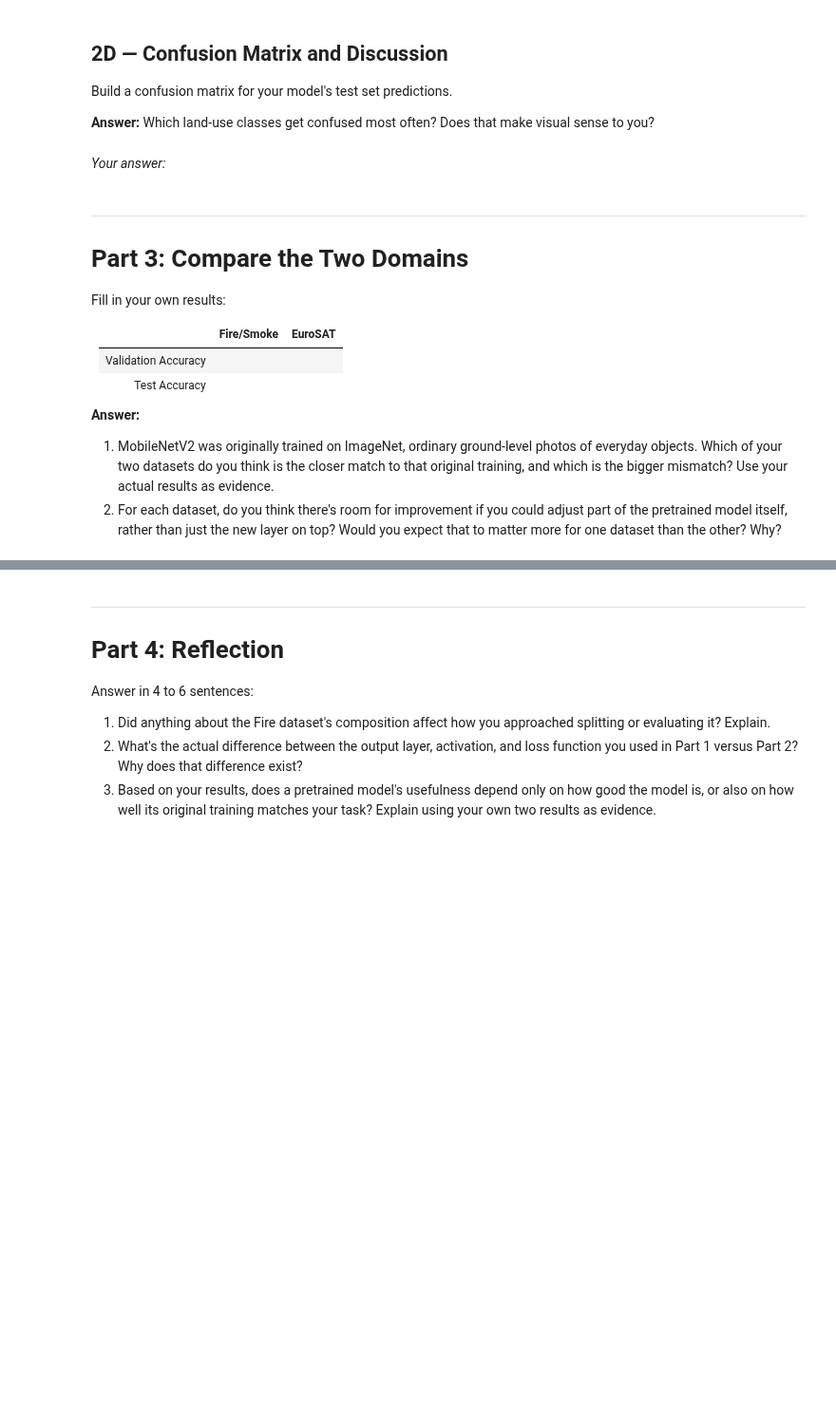
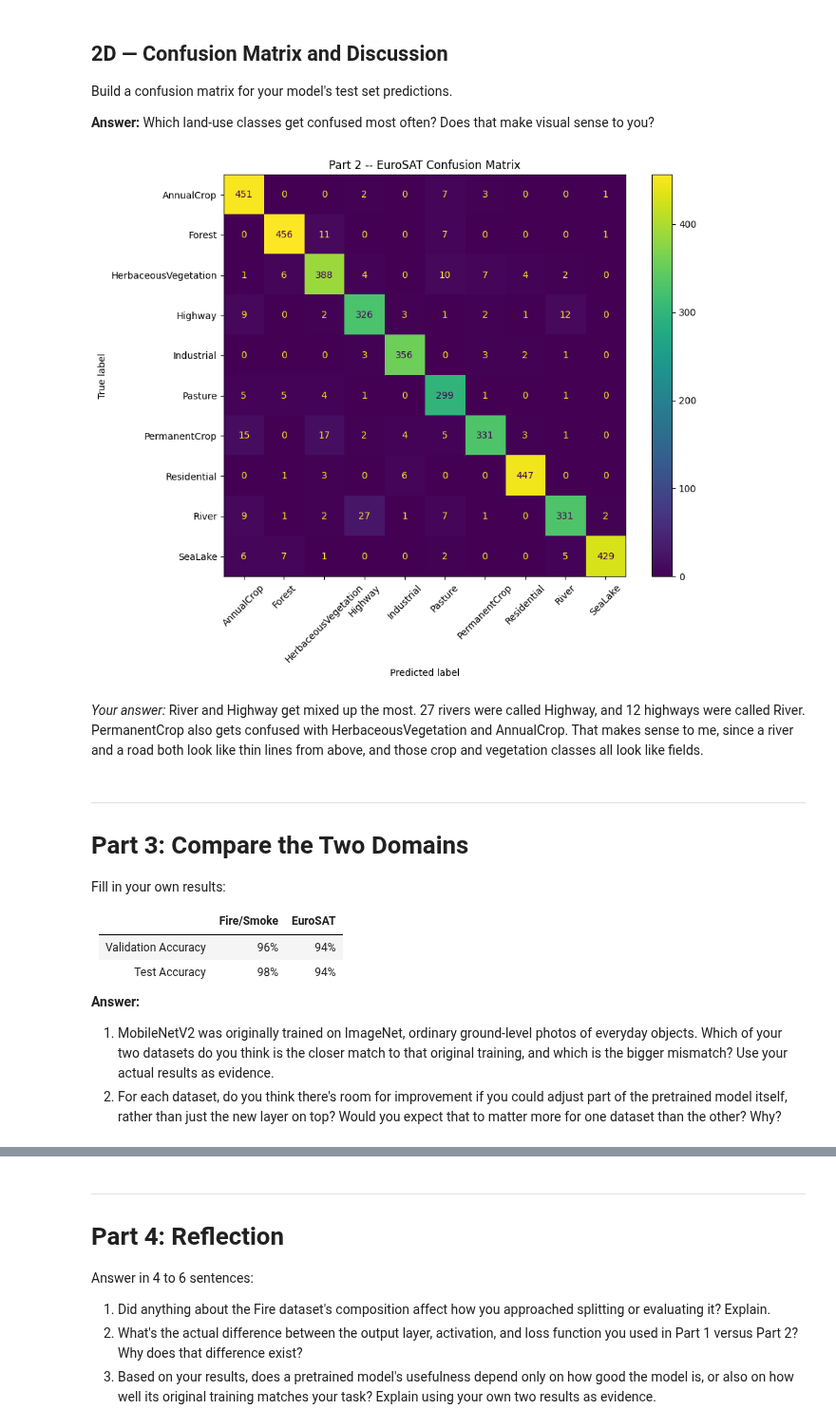
Before and after one commit to eh050/IT480-FA26, a Jupyter notebook: Assignments/Assignment 2/Assignment2_TransferLearning.ipynb, the cells around one changed output, grey strips where cells are left out. Shown at 95% size. Cells and saved outputs as stored; diff of their text form; code cells hidden in the pictures; blank space fills up the shorter version.

```diff
--- a/Assignments/Assignment 2/Assignment2_TransferLearning.ipynb
+++ b/Assignments/Assignment 2/Assignment2_TransferLearning.ipynb
@@ -164,4 +301,18 @@ Preprocess `train_raw_sat`, `val_raw_sat`, and `test_raw_sat` first.
 # %%
 # Build your model here
+base_model_sat = MobileNetV2(include_top=False, weights="imagenet", input_shape=(224, 224, 3))
+base_model_sat.trainable = False        # Freeze the base
+
+x = base_model_sat.output
+y = GlobalAveragePooling2D()(x)
+
+output = Dense(len(class_names_sat), activation="softmax")(y)   # 10 units, softmax
+
+sat_model = Model(inputs=base_model_sat.input, outputs=output)
 # %%
 # Compile your model here
+sat_model.compile(optimizer="adam",
+                  loss="sparse_categorical_crossentropy",
+                  metrics=["accuracy"])
+
+sat_model.summary()
@@ -169,3 +342,8 @@ Preprocess `train_raw_sat`, `val_raw_sat`, and `test_raw_sat` first.
 ## 2C — Train and Evaluate
 # %%
 # Train your model here
+sat_history = sat_model.fit(
+    train_ds_mobilenet_sat,
+    validation_data=val_ds_mobilenet_sat,
+    epochs=3
+)
@@ -178,9 +373,33 @@ Build a confusion matrix for your model's test set predictions.
 
 **Answer:** Which land-use classes get confused most often? Does that make visual sense to you?
 # %%
-# Build your confusion matrix here
+# Build your confusion matrix here.
+sat_cm_ds = test_raw_sat.map(lambda image, label: (preprocess_input(image), label))
+
+y_true_sat_batches = []
+y_pred_sat_batches = []
+for images, labels in sat_cm_ds:
+    y_true_sat_batches.append(labels.numpy().reshape(-1))
+    probs = sat_model(images, training=False).numpy()  # shape (batch, 10)
+    y_pred_sat_batches.append(np.argmax(probs, axis=1))
+
+y_true_sat = np.concatenate(y_true_sat_batches)
+y_pred_sat = np.concatenate(y_pred_sat_batches)
+
+cm_sat = confusion_matrix(
+    y_true_sat, y_pred_sat, labels=np.arange(len(class_names_sat))
+)
+fig, ax = plt.subplots(figsize=(10, 8))
+ConfusionMatrixDisplay(
+    confusion_matrix=cm_sat, display_labels=class_names_sat
+).plot(ax=ax, xticks_rotation=45)
+ax.set_title("Part 2 -- EuroSAT Confusion Matrix")
+plt.tight_layout()
+plt.show()
+# %% [output]
+[figure, added]
 # %% [markdown]
-*Your answer:*
+*Your answer:* River and Highway get mixed up the most. 27 rivers were called Highway, and 12 highways were called River. PermanentCrop also gets confused with HerbaceousVegetation and AnnualCrop. That makes sense to me, since a river and a road both look like thin lines from above, and those crop and vegetation classes all look like fields.
 # %% [markdown]
 ---
 # Part 3: Compare the Two Domains
@@ -189,8 +408,8 @@ Fill in your own results:
 
 | | Fire/Smoke | EuroSAT |
 |---|---|---|
-| Validation Accuracy | | |
-| Test Accuracy | | |
+| Validation Accuracy | 96% | 94% |
+| Test Accuracy | 98% | 94% |
 
 **Answer:**
 1. MobileNetV2 was originally trained on ImageNet, ordinary ground-level photos of everyday objects. Which of your two datasets do you think is the closer match to that original training, and which is the bigger mismatch? Use your actual results as evidence.
```
Also changed, not shown: parts of 19 cells of this notebook, 1 other file.
